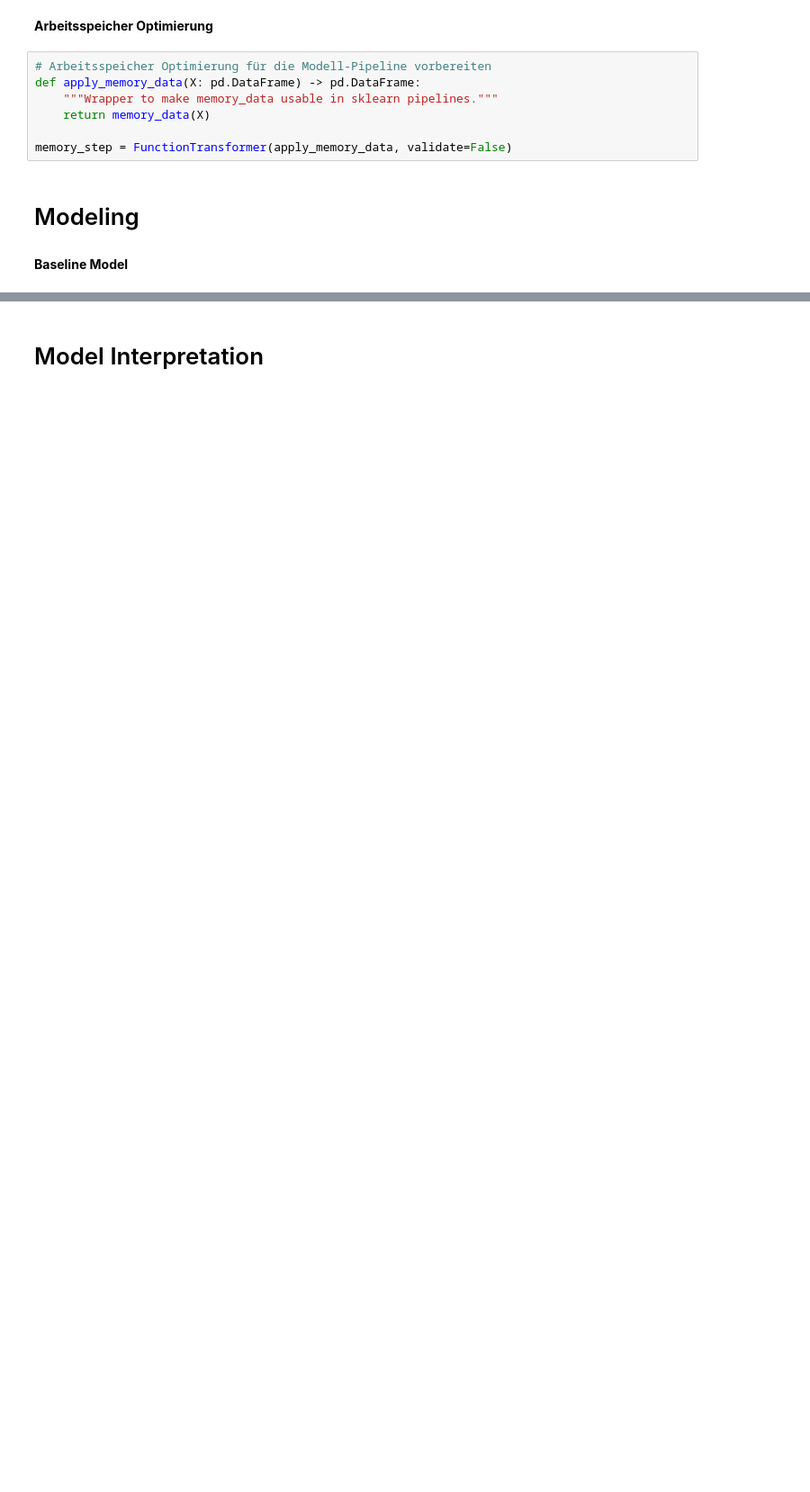
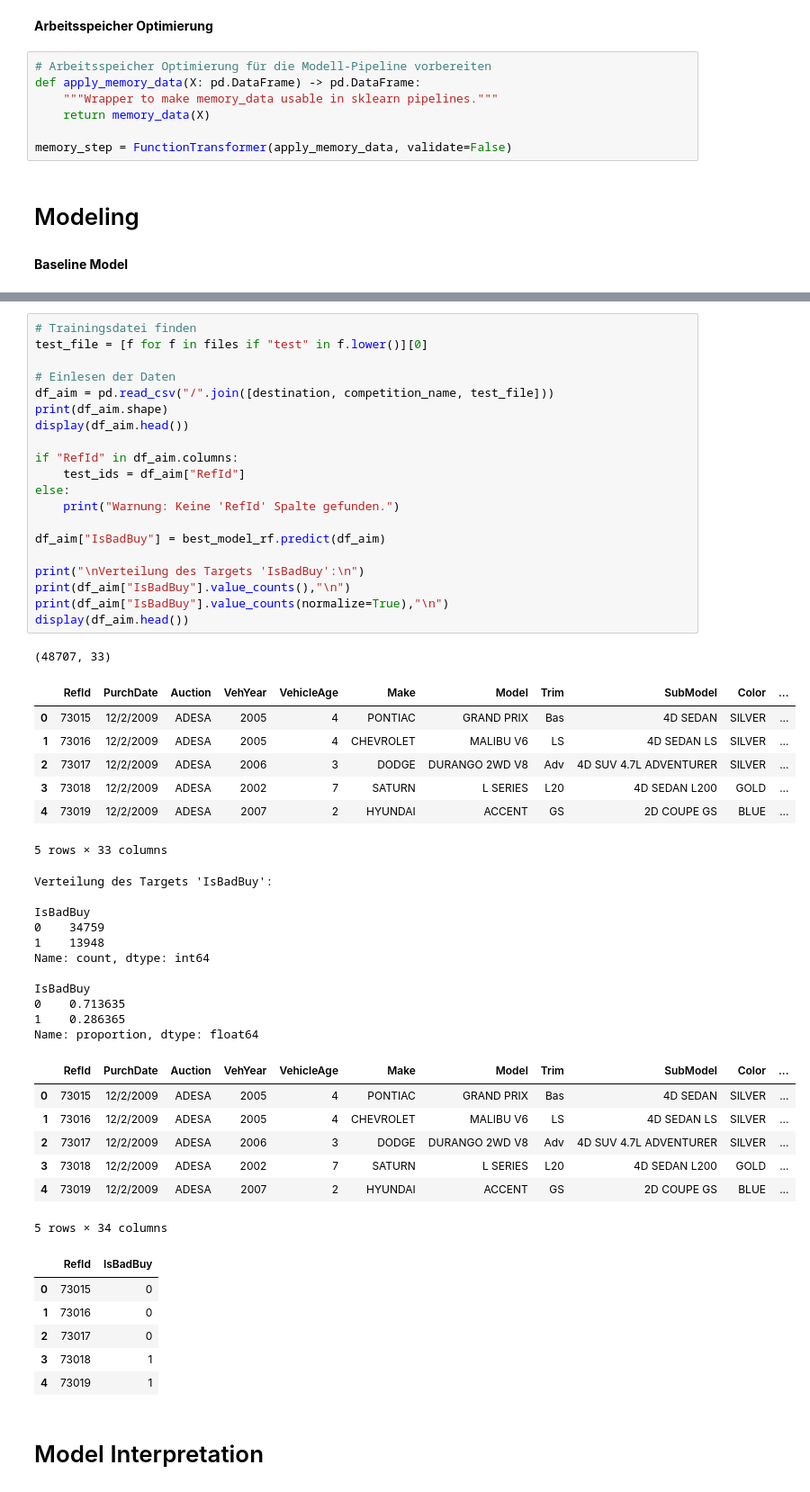
Before and after one commit to YunusAhmetSari/auction-car-risk-prediction, a Jupyter notebook: notebooks/auction_car_risk_pipeline.ipynb, the cells around one changed output, grey strips where cells are left out. Shown at 90% size. Saved outputs shown, nothing was run; the diff lists cells and outputs as text; blank space fills up the shorter version.

```diff
--- a/notebooks/auction_car_risk_pipeline.ipynb
+++ b/notebooks/auction_car_risk_pipeline.ipynb
@@ -480,2 +875,55 @@ display(results_df)
+# %%
+# Trainingsdatei finden
+test_file = [f for f in files if "test" in f.lower()][0]
+
+# Einlesen der Daten
+df_aim = pd.read_csv("/".join([destination, competition_name, test_file]))
+print(df_aim.shape)
+display(df_aim.head())
+
+if "RefId" in df_aim.columns:
+    test_ids = df_aim["RefId"]
+else:
+    print("Warnung: Keine 'RefId' Spalte gefunden.")
+
+df_aim["IsBadBuy"] = best_model_rf.predict(df_aim)
+
+print("\nVerteilung des Targets 'IsBadBuy':\n")
+print(df_aim["IsBadBuy"].value_counts(),"\n")
+print(df_aim["IsBadBuy"].value_counts(normalize=True),"\n")
+display(df_aim.head())
+# %% [output]
+(48707, 33)
+|  | RefId | PurchDate | Auction | VehYear | VehicleAge | Make | Model | Trim | SubModel | Color | ... |
+| 0 | 73015 | 12/2/2009 | ADESA | 2005 | 4 | PONTIAC | GRAND PRIX | Bas | 4D SEDAN | SILVER | ... |
+| 1 | 73016 | 12/2/2009 | ADESA | 2005 | 4 | CHEVROLET | MALIBU V6 | LS | 4D SEDAN LS | SILVER | ... |
+| 2 | 73017 | 12/2/2009 | ADESA | 2006 | 3 | DODGE | DURANGO 2WD V8 | Adv | 4D SUV 4.7L ADVENTURER | SILVER | ... |
+| 3 | 73018 | 12/2/2009 | ADESA | 2002 | 7 | SATURN | L SERIES | L20 | 4D SEDAN L200 | GOLD | ... |
+| 4 | 73019 | 12/2/2009 | ADESA | 2007 | 2 | HYUNDAI | ACCENT | GS | 2D COUPE GS | BLUE | ... |
+5 rows × 33 columns
+Verteilung des Targets 'IsBadBuy':
+
+IsBadBuy
+0    34759
+1    13948
+Name: count, dtype: int64
+
+IsBadBuy
+0    0.713635
+1    0.286365
+Name: proportion, dtype: float64
+|  | RefId | PurchDate | Auction | VehYear | VehicleAge | Make | Model | Trim | SubModel | Color | ... |
+| 0 | 73015 | 12/2/2009 | ADESA | 2005 | 4 | PONTIAC | GRAND PRIX | Bas | 4D SEDAN | SILVER | ... |
+| 1 | 73016 | 12/2/2009 | ADESA | 2005 | 4 | CHEVROLET | MALIBU V6 | LS | 4D SEDAN LS | SILVER | ... |
+| 2 | 73017 | 12/2/2009 | ADESA | 2006 | 3 | DODGE | DURANGO 2WD V8 | Adv | 4D SUV 4.7L ADVENTURER | SILVER | ... |
+| 3 | 73018 | 12/2/2009 | ADESA | 2002 | 7 | SATURN | L SERIES | L20 | 4D SEDAN L200 | GOLD | ... |
+| 4 | 73019 | 12/2/2009 | ADESA | 2007 | 2 | HYUNDAI | ACCENT | GS | 2D COUPE GS | BLUE | ... |
+5 rows × 34 columns
+|  | RefId | IsBadBuy |
+| 0 | 73015 | 0 |
+| 1 | 73016 | 0 |
+| 2 | 73017 | 0 |
+| 3 | 73018 | 1 |
+| 4 | 73019 | 1 |
 # %% [markdown]
 # Model Interpretation
```
Also changed, not shown: parts of 22 cells of this notebook.
